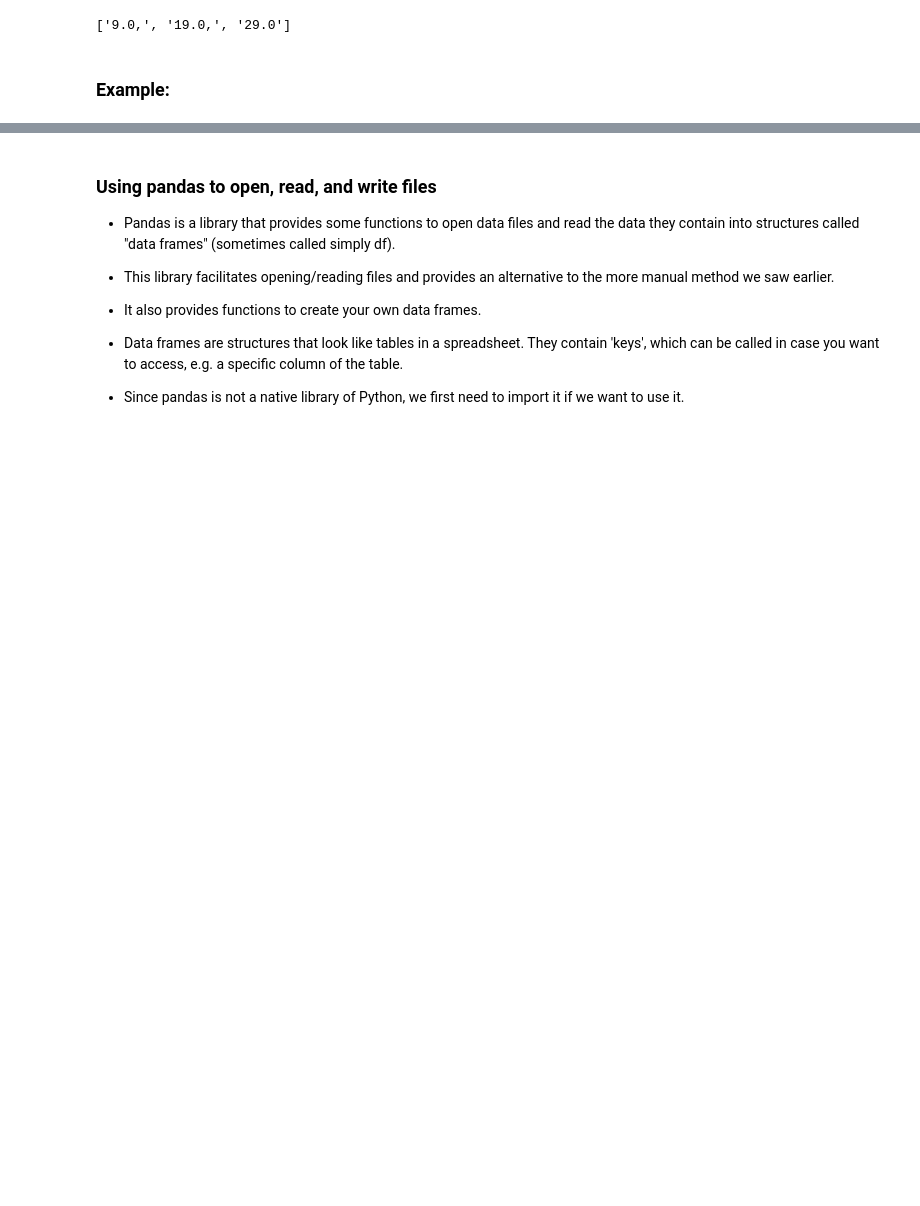
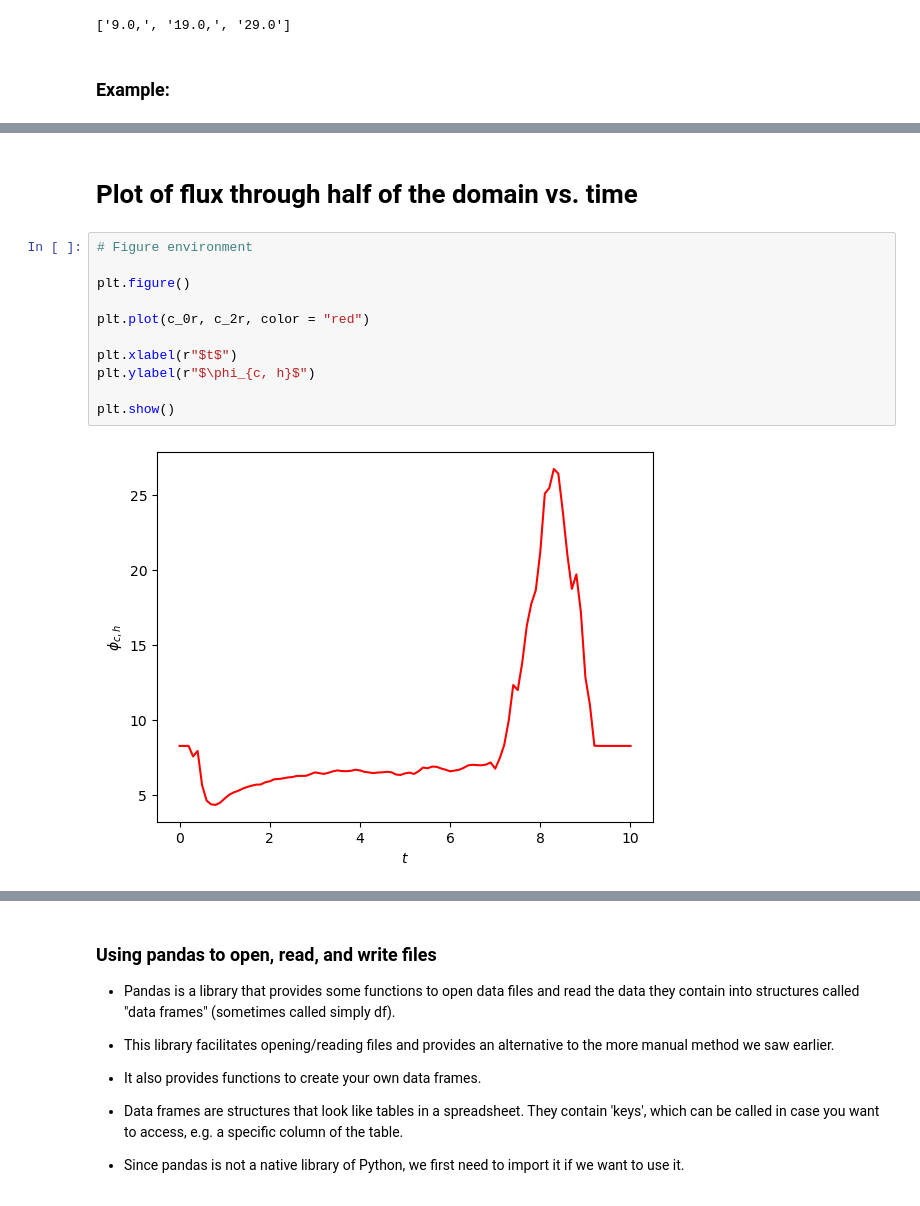
Before and after one commit to wbandabarragan/computational-physics-1, a Jupyter notebook: unit-1/108-Data-Input-Output.ipynb, the cells around one changed output, grey strips where cells are left out. Cells and saved outputs as stored; diff of their text form; blank space fills up the shorter version.

```diff
--- a/unit-1/108-Data-Input-Output.ipynb
+++ b/unit-1/108-Data-Input-Output.ipynb
@@ -457,0 +545,15 @@ plt.show()
+# %% [markdown]
+# Plot of flux through half of the domain vs. time
+# %%
+# Figure environment
+
+plt.figure()
+
+plt.plot(c_0r, c_2r, color = "red")
+
+plt.xlabel(r"$t$")
+plt.ylabel(r"$\phi_{c, h}$")
+
+plt.show()
+# %% [output]
+[figure, added]
```
Also changed, not shown: parts of 42 cells of this notebook, 19 other files.
